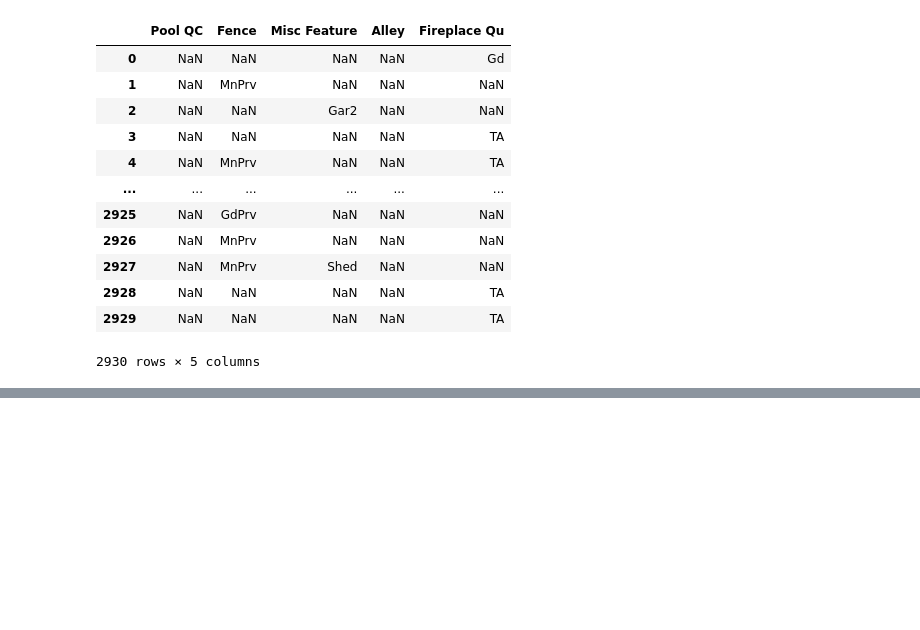
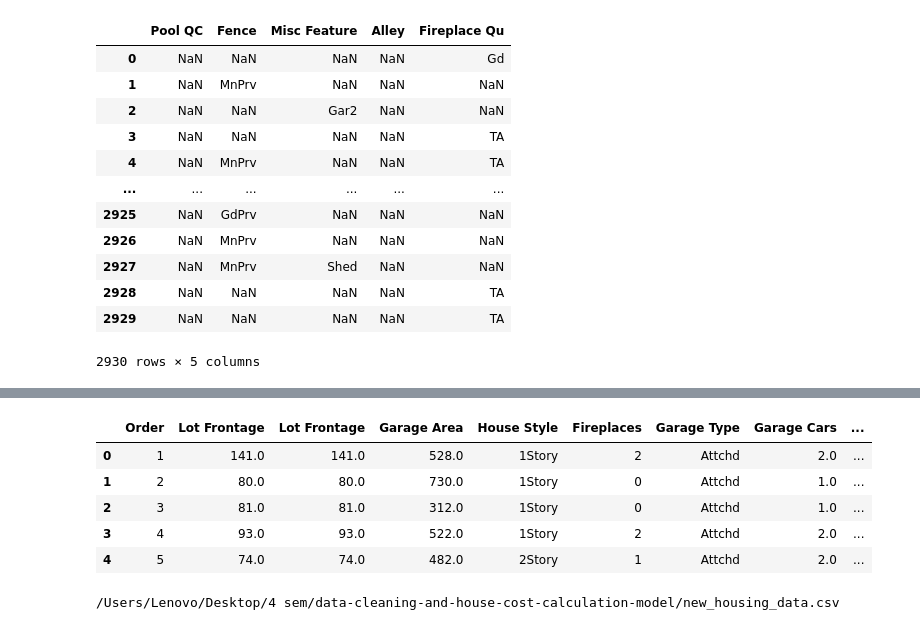
Before and after one commit to Akshitwadhwa/data-cleaning-and-house-cost-calculation-model, a Jupyter notebook: data_scrubbing_cleaning.ipynb, the cells around one changed output, grey strips where cells are left out. Saved outputs shown, nothing was run; the diff lists cells and outputs as text; code cells hidden in the pictures; blank space fills up the shorter version.

Commit message:
new cleaned file

```diff
--- a/data_scrubbing_cleaning.ipynb
+++ b/data_scrubbing_cleaning.ipynb
@@ -149,0 +170,17 @@ ames.loc[: ,['Pool QC', 'Fence', 'Misc Feature', 'Alley', 'Fireplace Qu']]
+# %%
+selected_columns = ['Order', 'Lot Frontage' ,'Lot Frontage' ,'Garage Area', 'House Style' ,'Fireplaces' ,'Garage Type' ,'Garage Cars','Yr Sold','SalePrice' ]
+new_dataset = ames[selected_columns]
+new_dataset.head(5)
+# %% [output]
+|  | Order | Lot Frontage | Lot Frontage | Garage Area | House Style | Fireplaces | Garage Type | Garage Cars | ... |
+| 0 | 1 | 141.0 | 141.0 | 528.0 | 1Story | 2 | Attchd | 2.0 | ... |
+| 1 | 2 | 80.0 | 80.0 | 730.0 | 1Story | 0 | Attchd | 1.0 | ... |
+| 2 | 3 | 81.0 | 81.0 | 312.0 | 1Story | 0 | Attchd | 1.0 | ... |
+| 3 | 4 | 93.0 | 93.0 | 522.0 | 1Story | 2 | Attchd | 2.0 | ... |
+| 4 | 5 | 74.0 | 74.0 | 482.0 | 2Story | 1 | Attchd | 2.0 | ... |
+# %%
+cleaned_file_path = 'new_housing_data.csv'
+new_dataset.to_csv(cleaned_file_path, index=False)
+FileLink(cleaned_file_path)
+# %% [output]
+/Users/Lenovo/Desktop/4 sem/data-cleaning-and-house-cost-calculation-model/new_housing_data.csv
```
Also changed, not shown: parts of 3 cells of this notebook, 1 other file.
